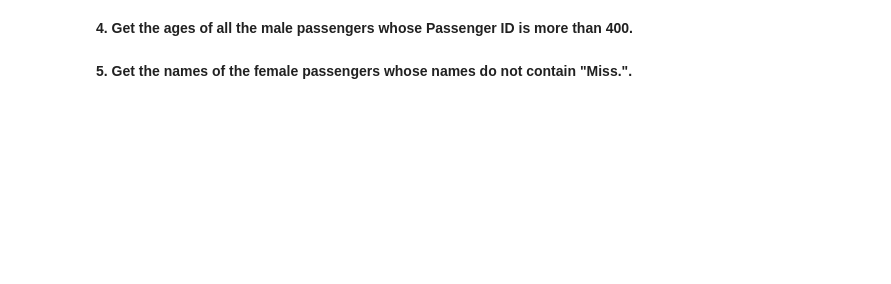
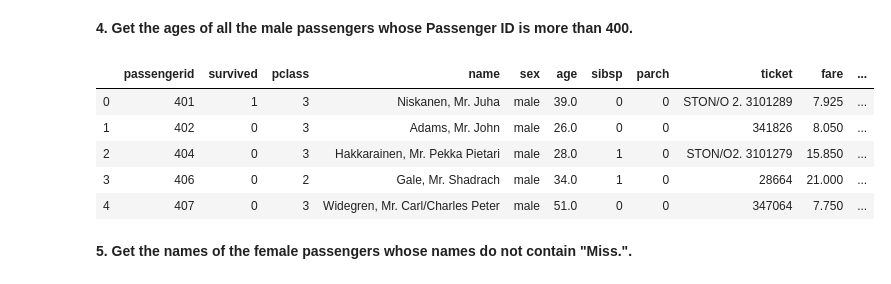
Before and after one commit to Mbuhliagah/database_and-_SQL, a Jupyter notebook: lesson/databases-and-sql-lesson.ipynb, the cells around one changed output. Cells and saved outputs as stored; diff of their text form; code cells hidden in the pictures; blank space fills up the shorter version.

```diff
--- a/lesson/databases-and-sql-lesson.ipynb
+++ b/lesson/databases-and-sql-lesson.ipynb
@@ -174,4 +269,21 @@ Let's practice some SQL! For the questions below, answer them first using solely
 # %% [markdown]
 **4. Get the ages of all the male passengers whose Passenger ID is more than 400.**
+# %%
+sql = '''
+SELECT *
+FROM titanic
+WHERE passengerid > 400
+AND (sex = 'male')
+'''
+
+result = pd.read_sql(sql, conn)
+result.head()
+# %% [output]
+|  | passengerid | survived | pclass | name | sex | age | sibsp | parch | ticket | fare | ... |
+| 0 | 401 | 1 | 3 | Niskanen, Mr. Juha | male | 39.0 | 0 | 0 | STON/O 2. 3101289 | 7.925 | ... |
+| 1 | 402 | 0 | 3 | Adams, Mr. John | male | 26.0 | 0 | 0 | 341826 | 8.050 | ... |
+| 2 | 404 | 0 | 3 | Hakkarainen, Mr. Pekka Pietari | male | 28.0 | 1 | 0 | STON/O2. 3101279 | 15.850 | ... |
+| 3 | 406 | 0 | 2 | Gale, Mr. Shadrach | male | 34.0 | 1 | 0 | 28664 | 21.000 | ... |
+| 4 | 407 | 0 | 3 | Widegren, Mr. Carl/Charles Peter | male | 51.0 | 0 | 0 | 347064 | 7.750 | ... |
 # %% [markdown]
 **5. Get the names of the female passengers whose names do not contain "Miss.".**
```
Also changed, not shown: parts of 25 cells of this notebook.
